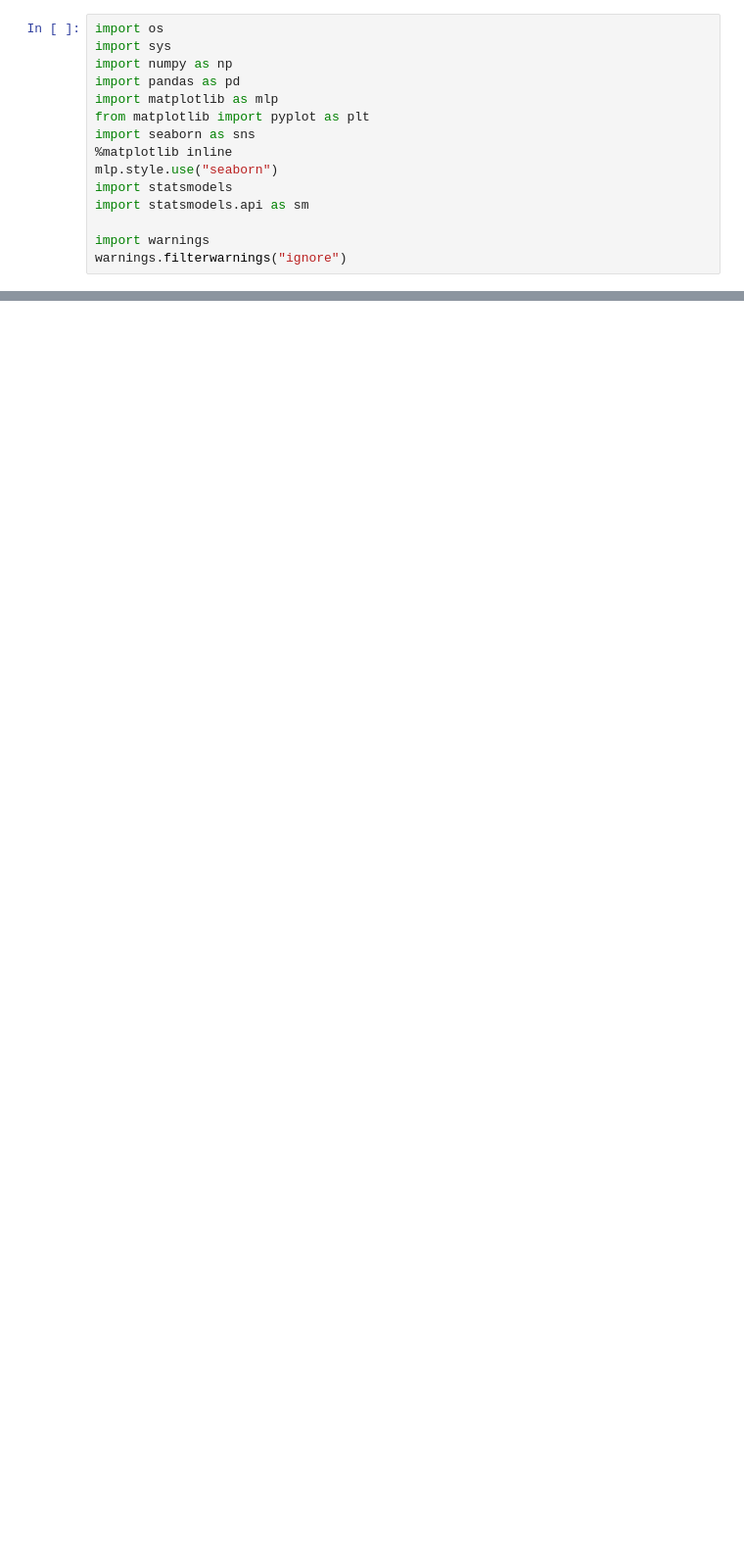
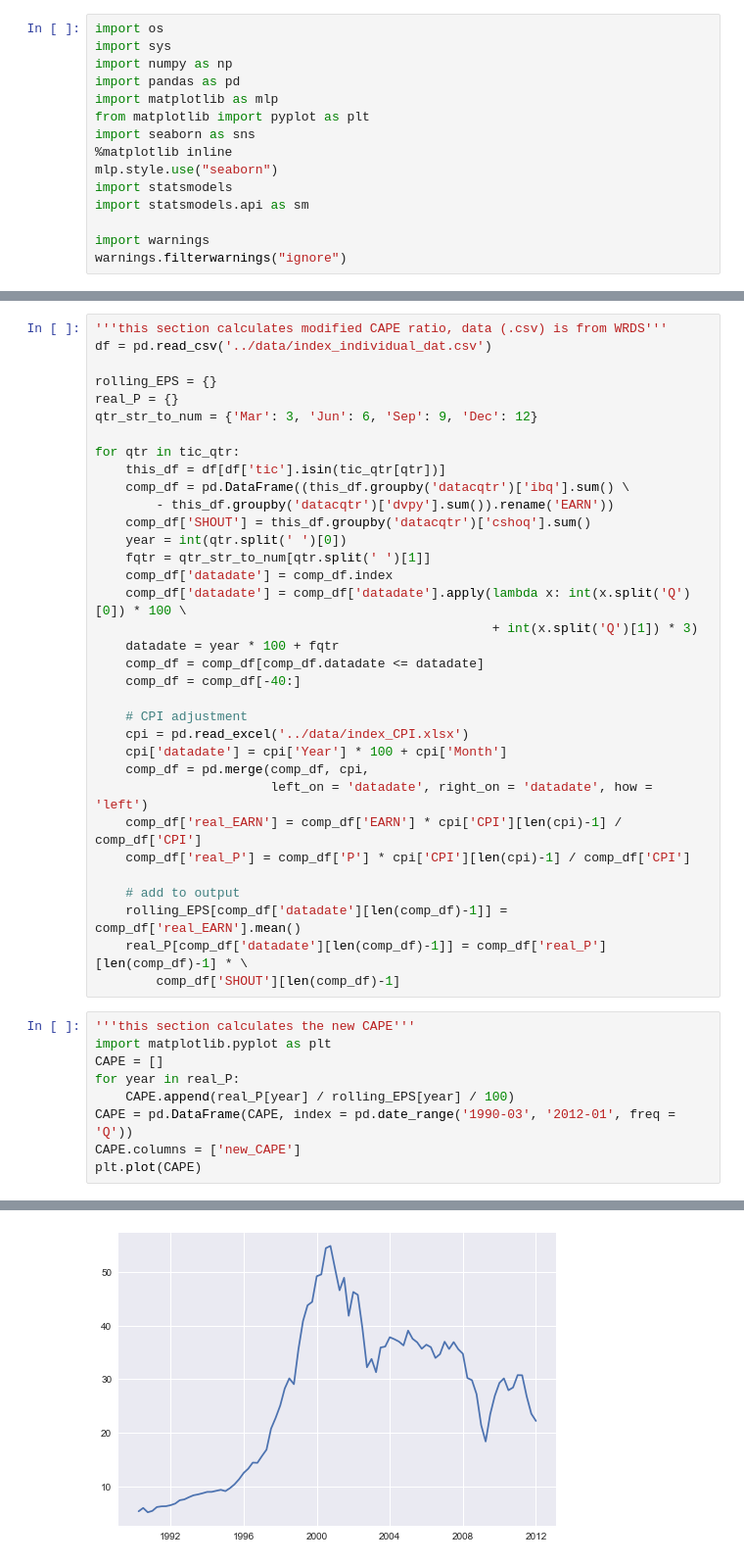
Before and after one commit to samsonq/Modifying-Shiller-CAPE-Ratio, a Jupyter notebook: notebooks/market index.ipynb, the cells around one changed output, grey strips where cells are left out. Shown at 98% size. Saved outputs shown, nothing was run; the diff lists cells and outputs as text; blank space fills up the shorter version.

```diff
--- a/notebooks/market index.ipynb
+++ b/notebooks/market index.ipynb
@@ -35,0 +251,44 @@ Index(['Date', 'P', 'D', 'E', 'CPI', 'Fraction', 'Rate GS10', 'Price',
+# %%
+'''this section calculates modified CAPE ratio, data (.csv) is from WRDS'''
+df = pd.read_csv('../data/index_individual_dat.csv')
+
+rolling_EPS = {}
+real_P = {}
+qtr_str_to_num = {'Mar': 3, 'Jun': 6, 'Sep': 9, 'Dec': 12}
+
+for qtr in tic_qtr:
+    this_df = df[df['tic'].isin(tic_qtr[qtr])]
+    comp_df = pd.DataFrame((this_df.groupby('datacqtr')['ibq'].sum() \
+        - this_df.groupby('datacqtr')['dvpy'].sum()).rename('EARN'))
+    comp_df['SHOUT'] = this_df.groupby('datacqtr')['cshoq'].sum()
+    year = int(qtr.split(' ')[0])
+    fqtr = qtr_str_to_num[qtr.split(' ')[1]]
+    comp_df['datadate'] = comp_df.index
+    comp_df['datadate'] = comp_df['datadate'].apply(lambda x: int(x.split('Q')[0]) * 100 \
+                                                    + int(x.split('Q')[1]) * 3)
+    datadate = year * 100 + fqtr
+    comp_df = comp_df[comp_df.datadate <= datadate]
+    comp_df = comp_df[-40:]
+
+    # CPI adjustment
+    cpi = pd.read_excel('../data/index_CPI.xlsx')
+    cpi['datadate'] = cpi['Year'] * 100 + cpi['Month']
+    comp_df = pd.merge(comp_df, cpi,
+                       left_on = 'datadate', right_on = 'datadate', how = 'left')
+    comp_df['real_EARN'] = comp_df['EARN'] * cpi['CPI'][len(cpi)-1] / comp_df['CPI']
+    comp_df['real_P'] = comp_df['P'] * cpi['CPI'][len(cpi)-1] / comp_df['CPI']
+
+    # add to output
+    rolling_EPS[comp_df['datadate'][len(comp_df)-1]] = comp_df['real_EARN'].mean()
+    real_P[comp_df['datadate'][len(comp_df)-1]] = comp_df['real_P'][len(comp_df)-1] * \
+        comp_df['SHOUT'][len(comp_df)-1]
+# %%
+'''this section calculates the new CAPE'''
+import matplotlib.pyplot as plt
+CAPE = []
+for year in real_P:
+    CAPE.append(real_P[year] / rolling_EPS[year] / 100)
+CAPE = pd.DataFrame(CAPE, index = pd.date_range('1990-03', '2012-01', freq = 'Q'))
+CAPE.columns = ['new_CAPE']
+plt.plot(CAPE)
+# %% [output]
@@ -35,0 +296 @@ Index(['Date', 'P', 'D', 'E', 'CPI', 'Fraction', 'Rate GS10', 'Price',
+[figure, added]
```
Also changed, not shown: parts of 17 cells of this notebook.
